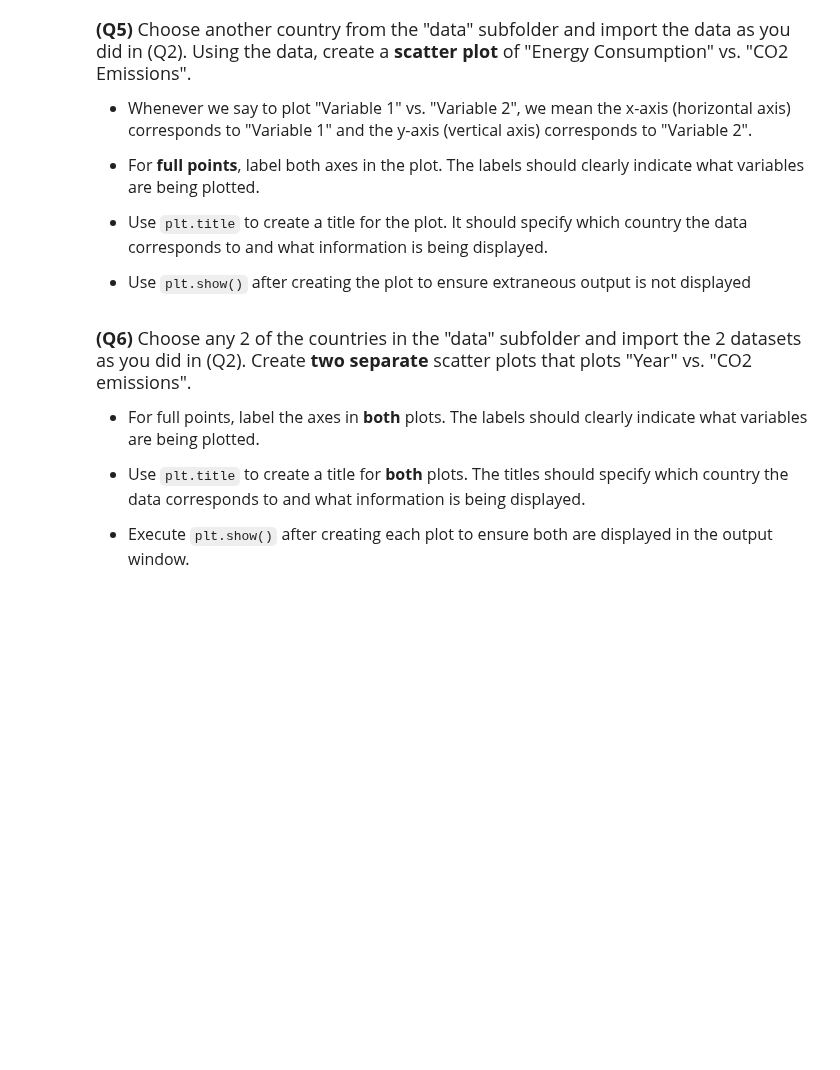
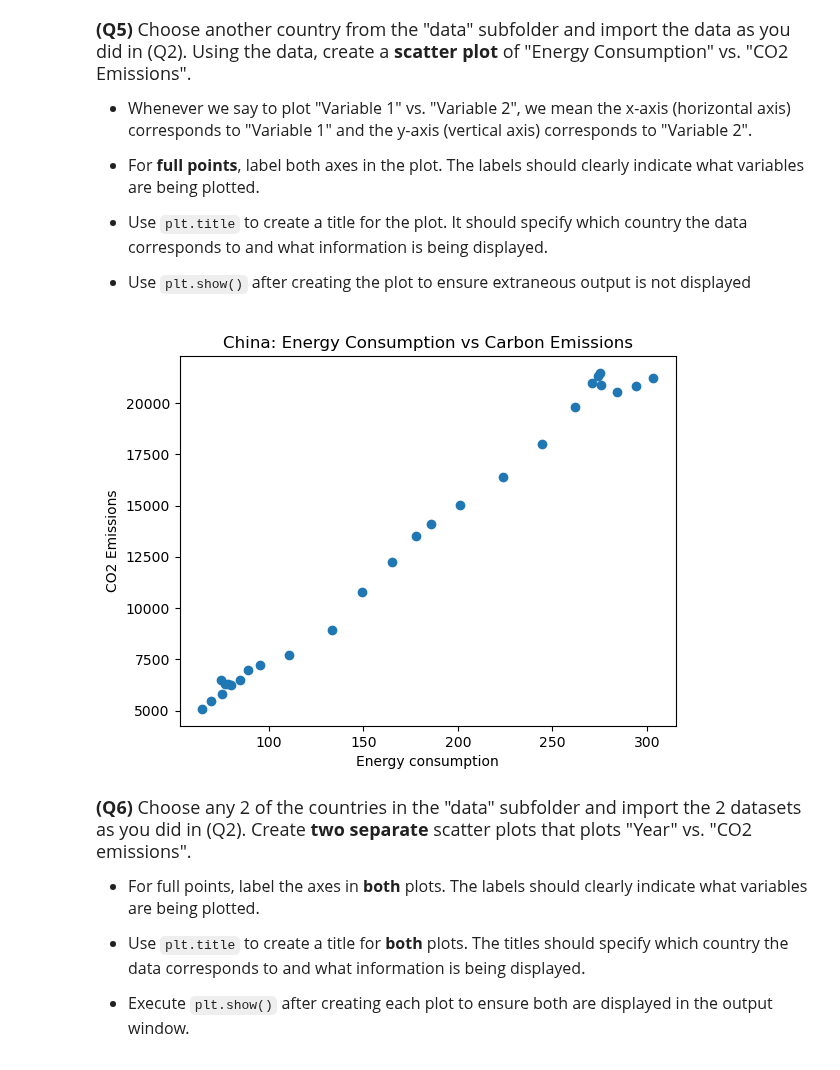
Before and after one commit to RileyK05/datasci151fall2026, a Jupyter notebook: _assignments/assignment_2/Assignment2.ipynb, the cells around one changed output. Drawn from its saved outputs; the diff is of its cells as text; code cells hidden in the pictures; blank space fills up the shorter version.

```diff
--- a/_assignments/assignment_2/Assignment2.ipynb
+++ b/_assignments/assignment_2/Assignment2.ipynb
@@ -32,0 +34,6 @@ Complete the code cells in this Jupyter notebook, and submit the final .ipynb no
+# %%
+# Write your answer
+US_EMIS_PATH = "data/us_emission.csv"
+
+us_emissions = pd.read_csv(US_EMIS_PATH)
+us_emissions.head()
@@ -51,3 +63,11 @@ Complete the code cells in this Jupyter notebook, and submit the final .ipynb no
+# %%
+# Write your answer
+
+columns = []
+for col in us_emissions.columns:
+    columns.append(col)
+
+#chose to do this with a loop, could easily manually type it out but this is better for longer dataframes
 # %% [markdown]
 <font size = "4">
 
@@ -102,3 +142,16 @@ us_emissions["CO2_emission"].describe()
+# %%
+# Write your answer
+CHINA_EMIS_PATH = "data/china_emission.csv"
+
+china_df = pd.read_csv(CHINA_EMIS_PATH)
+
+plt.scatter(china_df[columns[1]], china_df[columns[2]])
+plt.xlabel("Energy consumption")
+plt.ylabel("CO2 Emissions")
+plt.title("China: Energy Consumption vs Carbon Emissions")
+plt.show()
+# %% [output]
+[figure, added]
 # %% [markdown]
 <font size = "4">
 
```
Also changed, not shown: parts of 9 cells of this notebook.
